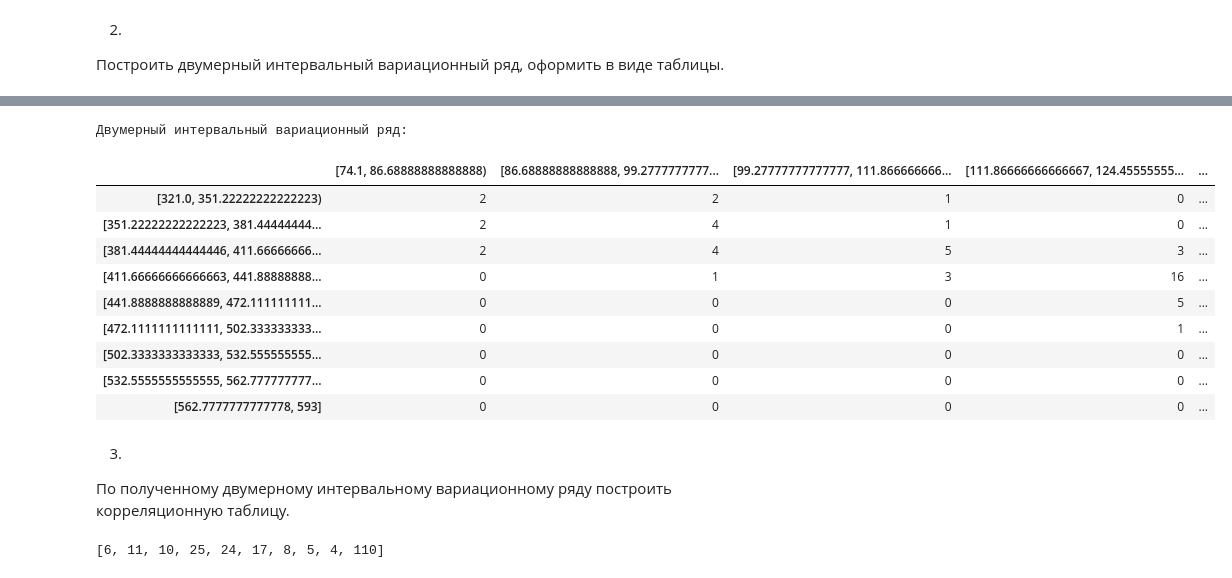
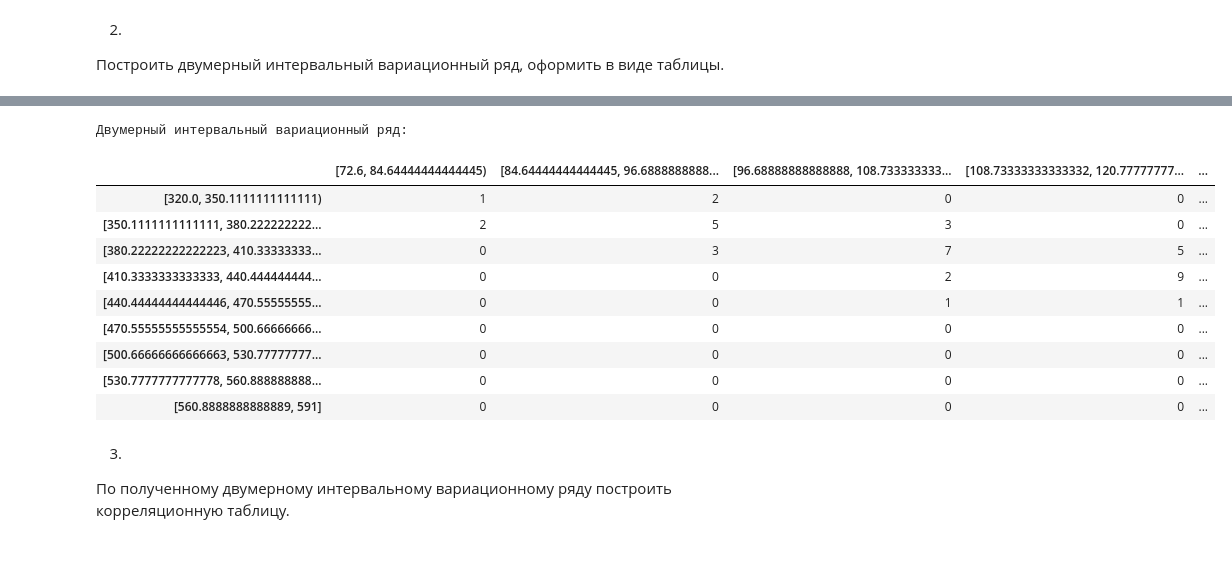
Before and after one commit to the-mvi/smedh-2024, a Jupyter notebook: 0383_Zhelnin_MY_Rudakova_YV_Sergevnin_DV/task4.ipynb, the cells around one changed output, grey strips where cells are left out. Saved outputs shown, nothing was run; the diff lists cells and outputs as text; code cells hidden in the pictures.

```diff
--- a/0383_Zhelnin_MY_Rudakova_YV_Sergevnin_DV/task4.ipynb
+++ b/0383_Zhelnin_MY_Rudakova_YV_Sergevnin_DV/task4.ipynb
@@ -327,50 +351,45 @@ print(interval_e)
 # %%
+_N = N -1
 two_dimensional_variational_series = pd.DataFrame(index=interval_nu, columns=interval_e)
 two_dimensional_variational_series.fillna(0, inplace=True)
 
 for _, row in sample.iterrows():
     nu_interval = None
     E_interval = None
 
     # Находим интервалы, в которые попадают данные из sample для nu и E
     for index, interval in enumerate(interval_nu_series['Границы интервалов']):
         if interval[0] <= row['nu'] < interval[1]:
             nu_interval = interval_nu[index]
             break
         elif index == len(interval_nu_series['Границы интервалов']) - 1:
             nu_interval = interval_nu[index]
 
     for index, interval in enumerate(interval_e_series['Границы интервалов']):
         if interval[0] <= row['E'] < interval[1]:
             E_interval = interval_e[index]
             break
         elif index == len(interval_e_series['Границы интервалов']) - 1:
             nu_interval = interval_e[index]
     if nu_interval is not None and E_interval is not None:
         two_dimensional_variational_series[E_interval][nu_interval] += 1
 
 print("Двумерный интервальный вариационный ряд:")
 two_dimensional_variational_series
 # %% [output]
 Двумерный интервальный вариационный ряд:
-|  | [74.1, 86.68888888888888) | [86.68888888888888, 99.2777777777... | [99.27777777777777, 111.866666666... | [111.86666666666667, 124.45555555... | ... |
-| [321.0, 351.22222222222223) | 2 | 2 | 1 | 0 | ... |
-| [351.22222222222223, 381.44444444... | 2 | 4 | 1 | 0 | ... |
-| [381.44444444444446, 411.66666666... | 2 | 4 | 5 | 3 | ... |
-| [411.66666666666663, 441.88888888... | 0 | 1 | 3 | 16 | ... |
-| [441.8888888888889, 472.111111111... | 0 | 0 | 0 | 5 | ... |
-| [472.1111111111111, 502.333333333... | 0 | 0 | 0 | 1 | ... |
-| [502.3333333333333, 532.555555555... | 0 | 0 | 0 | 0 | ... |
-| [532.5555555555555, 562.777777777... | 0 | 0 | 0 | 0 | ... |
-| [562.7777777777778, 593] | 0 | 0 | 0 | 0 | ... |
+|  | [72.6, 84.64444444444445) | [84.64444444444445, 96.6888888888... | [96.68888888888888, 108.733333333... | [108.73333333333332, 120.77777777... | ... |
+| [320.0, 350.1111111111111) | 1 | 2 | 0 | 0 | ... |
+| [350.1111111111111, 380.222222222... | 2 | 5 | 3 | 0 | ... |
+| [380.22222222222223, 410.33333333... | 0 | 3 | 7 | 5 | ... |
+| [410.3333333333333, 440.444444444... | 0 | 0 | 2 | 9 | ... |
+| [440.44444444444446, 470.55555555... | 0 | 0 | 1 | 1 | ... |
+| [470.55555555555554, 500.66666666... | 0 | 0 | 0 | 0 | ... |
+| [500.66666666666663, 530.77777777... | 0 | 0 | 0 | 0 | ... |
+| [530.7777777777778, 560.888888888... | 0 | 0 | 0 | 0 | ... |
+| [560.8888888888889, 591] | 0 | 0 | 0 | 0 | ... |
 # %% [markdown]
 3.
 По полученному двумерному интервальному вариационному ряду построить корреляционную таблицу.
 # %%
 two_dimensional_variational_series['Сумма'] = two_dimensional_variational_series.sum(axis=1)
-# %%
-new_row = [two_dimensional_variational_series[col].sum() for col in two_dimensional_variational_series.columns]
-# new_row.insert(0, 'Сумма')
-new_row
-# %% [output]
-[6, 11, 10, 25, 24, 17, 8, 5, 4, 110]
```
Also changed, not shown: parts of 77 cells of this notebook.
